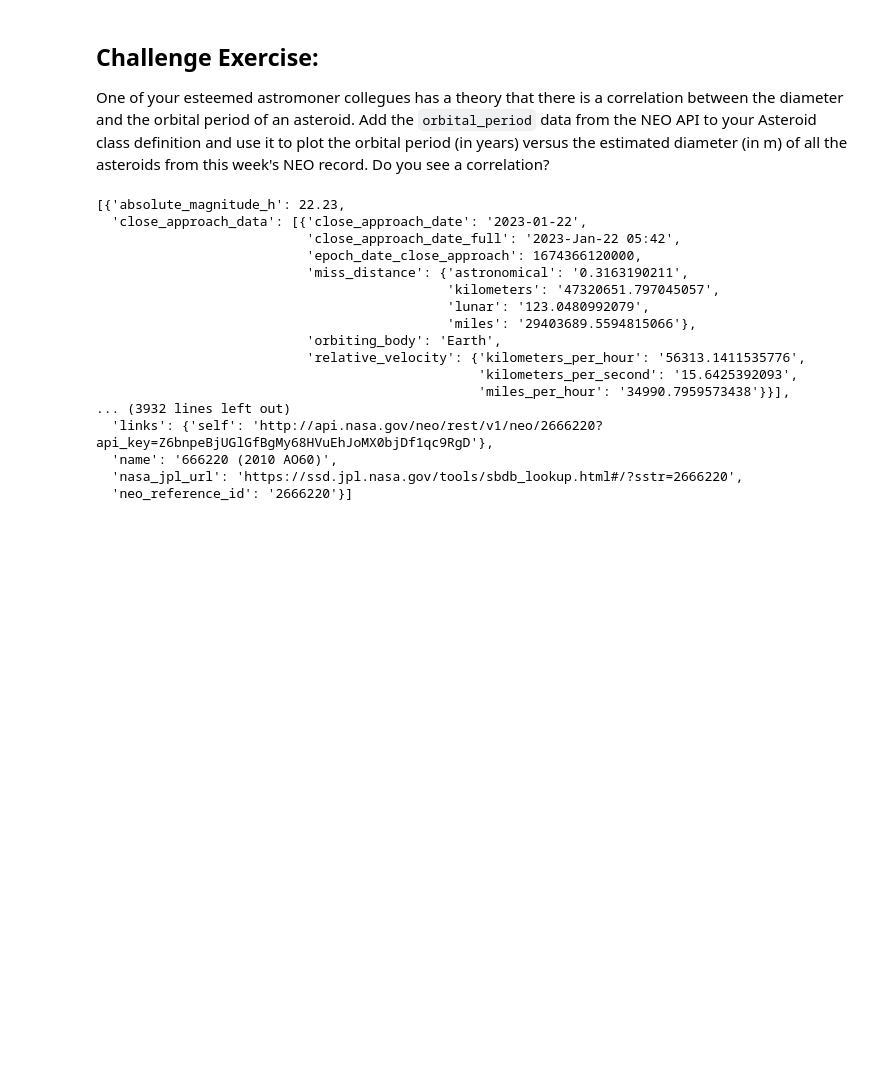
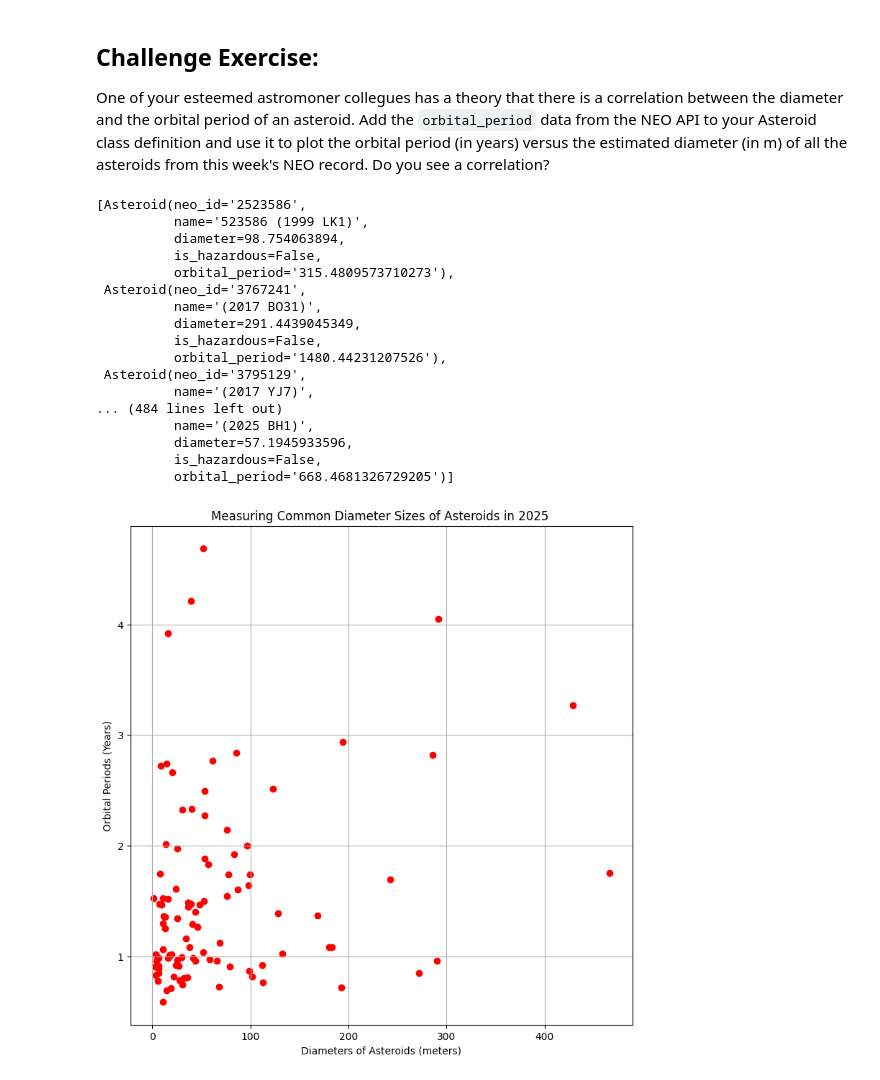
Before and after one commit to CMviking2003/comp215, a Jupyter notebook: labs/lab03-classes.ipynb, the cells around one changed output. Saved outputs shown, nothing was run; the diff lists cells and outputs as text; code cells hidden in the pictures; blank space fills up the shorter version.

```diff
--- a/labs/lab03-classes.ipynb
+++ b/labs/lab03-classes.ipynb
@@ -232,25 +254,57 @@ NameError: name 'aNeo' is not defined
 ## Challenge Exercise:
 
 One of your esteemed astromoner collegues has a theory that there is a correlation between the diameter and the orbital period of an asteroid.  Add the `orbital_period` data from the NEO API to your Asteroid class definition and use it to plot the orbital period (in years) versus the estimated diameter (in m) of all the asteroids from this week's NEO record.  Do you see a correlation?
-# %%
-# Ex. Challenge your code here
-
-pprint(neos)
-# %% [output]
-[{'absolute_magnitude_h': 22.23,
-  'close_approach_data': [{'close_approach_date': '2023-01-22',
-                           'close_approach_date_full': '2023-Jan-22 05:42',
-                           'epoch_date_close_approach': 1674366120000,
-                           'miss_distance': {'astronomical': '0.3163190211',
-                                             'kilometers': '47320651.797045057',
-                                             'lunar': '123.0480992079',
-                                             'miles': '29403689.5594815066'},
-                           'orbiting_body': 'Earth',
-                           'relative_velocity': {'kilometers_per_hour': '56313.1411535776',
-                                                 'kilometers_per_second': '15.6425392093',
-                                                 'miles_per_hour': '34990.7959573438'}}],
-... (3932 lines left out)
-  'links': {'self': 'http://api.nasa.gov/neo/rest/v1/neo/2666220?api_key=Z6bnpeBjUGlGfBgMy68HVuEhJoMX0bjDf1qc9RgD'},
-  'name': '666220 (2010 AO60)',
-  'nasa_jpl_url': 'https://ssd.jpl.nasa.gov/tools/sbdb_lookup.html#/?sstr=2666220',
-  'neo_reference_id': '2666220'}]
+# %%
+@dataclass
+class Asteroid:
+
+  neo_id: str
+  name: str
+  diameter: float
+  is_hazardous: bool
+  orbital_period: float
+
+  @classmethod
+  def from_NEO(cls, neo_id):
+
+
+    return cls(neo_id['id'], neo_id['name'], ((neo_id['estimated_diameter']['meters']['estimated_diameter_min'] + neo_id['estimated_diameter']['meters']['estimated_diameter_min']) / 2), neo_id['is_potentially_hazardous_asteroid'], neo_id['orbital_data']['orbital_period'])
+
+
+
+
+neo_ids = [get_neo(neos[i]['id']) for i in range(len(neos))]
+list_of_neos = [Asteroid.from_NEO(aNeo) for aNeo in neo_ids]
+diameters = [diam.diameter for diam in list_of_neos]
+periods = [float(period.orbital_period) / 365.25 for period in list_of_neos]
+
+
+pprint(list_of_neos)
+
+
+
+plt.figure(figsize=(9, 9))
+plt.scatter(diameters, periods, color = 'red')
+plt.title(f'Measuring Common Diameter Sizes of Asteroids in {year} ')
+plt.xlabel('Diameters of Asteroids (meters)')
+plt.ylabel('Orbital Periods (Years)')
+plt.grid(True)
+# %% [output]
+[Asteroid(neo_id='2523586',
+          name='523586 (1999 LK1)',
+          diameter=98.754063894,
+          is_hazardous=False,
+          orbital_period='315.4809573710273'),
+ Asteroid(neo_id='3767241',
+          name='(2017 BO31)',
+          diameter=291.4439045349,
+          is_hazardous=False,
+          orbital_period='1480.44231207526'),
+ Asteroid(neo_id='3795129',
+          name='(2017 YJ7)',
+... (484 lines left out)
+          name='(2025 BH1)',
+          diameter=57.1945933596,
+          is_hazardous=False,
+          orbital_period='668.4681326729205')]
+[figure, added]
```
Also changed, not shown: parts of 3 cells of this notebook.
